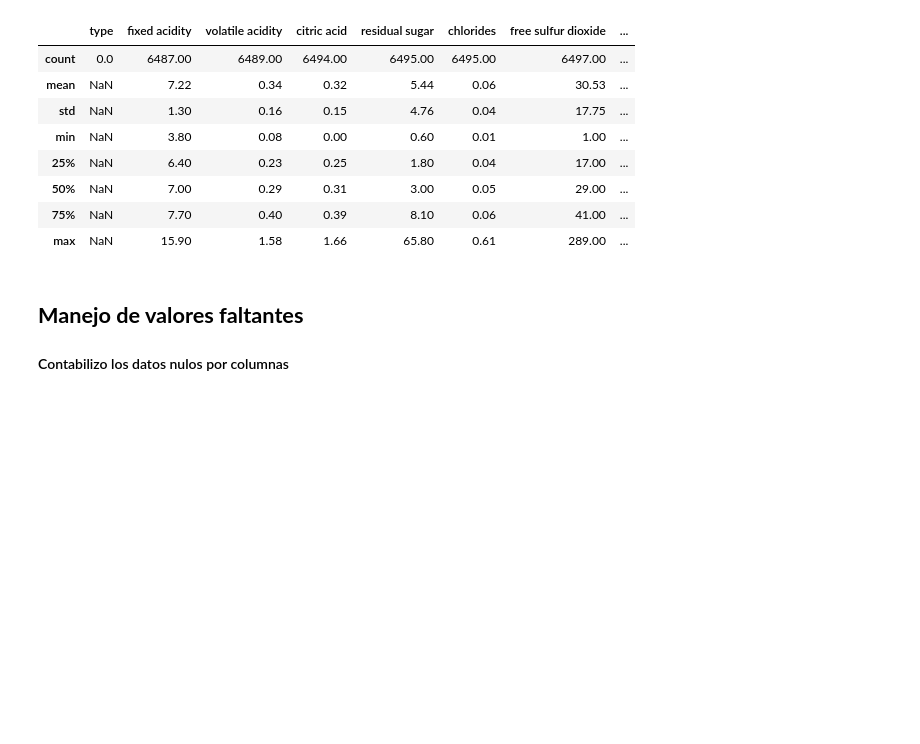
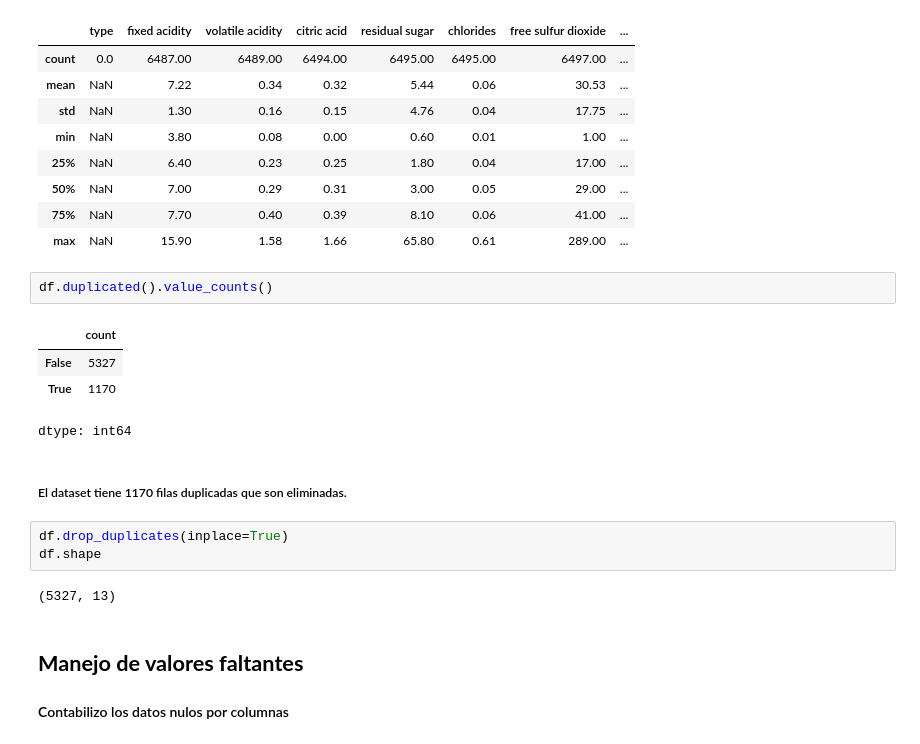
Before and after one commit to eugeinga/CODER-DataScienceI, a Jupyter notebook: ProyectoDS_ParteI_INGARAMO.ipynb, the cells around one changed output. Saved outputs shown, nothing was run; the diff lists cells and outputs as text; blank space fills up the shorter version.

Commit message:
Se eliminaron filas duplicadas

```diff
--- a/ProyectoDS_ParteI_INGARAMO.ipynb
+++ b/ProyectoDS_ParteI_INGARAMO.ipynb
@@ -128,6 +137,20 @@ df.describe().round(2)
 | 50% | NaN | 7.00 | 0.29 | 0.31 | 3.00 | 0.05 | 29.00 | ... |
 | 75% | NaN | 7.70 | 0.40 | 0.39 | 8.10 | 0.06 | 41.00 | ... |
 | max | NaN | 15.90 | 1.58 | 1.66 | 65.80 | 0.61 | 289.00 | ... |
+# %%
+df.duplicated().value_counts()
+# %% [output]
+|  | count |
+| False | 5327 |
+| True | 1170 |
+dtype: int64
+# %% [markdown]
+##### El dataset tiene 1170 filas duplicadas que son eliminadas.
+# %%
+df.drop_duplicates(inplace=True)
+df.shape
+# %% [output]
+(5327, 13)
 # %% [markdown]
 ## **Manejo de valores faltantes**
 
```
Also changed, not shown: parts of 8 cells of this notebook.
